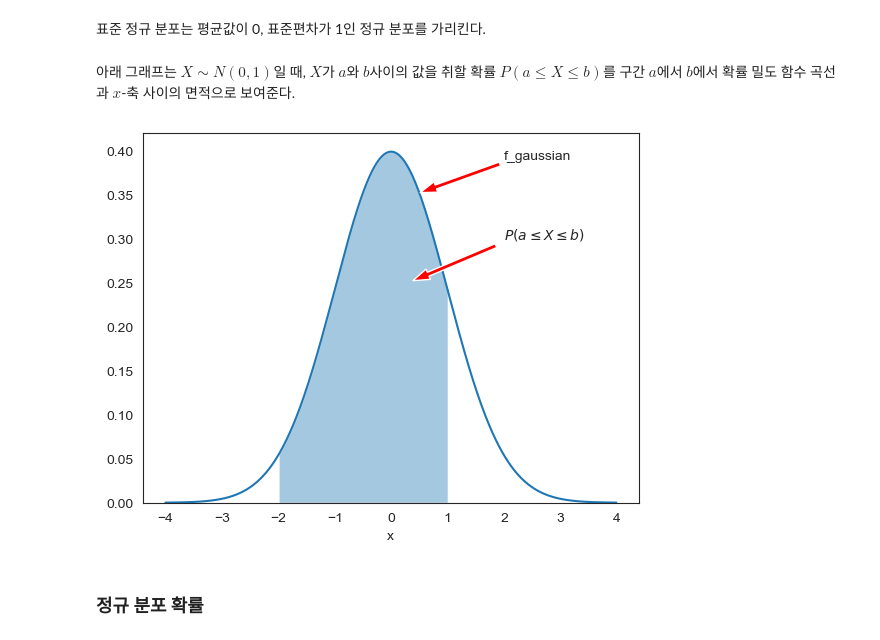
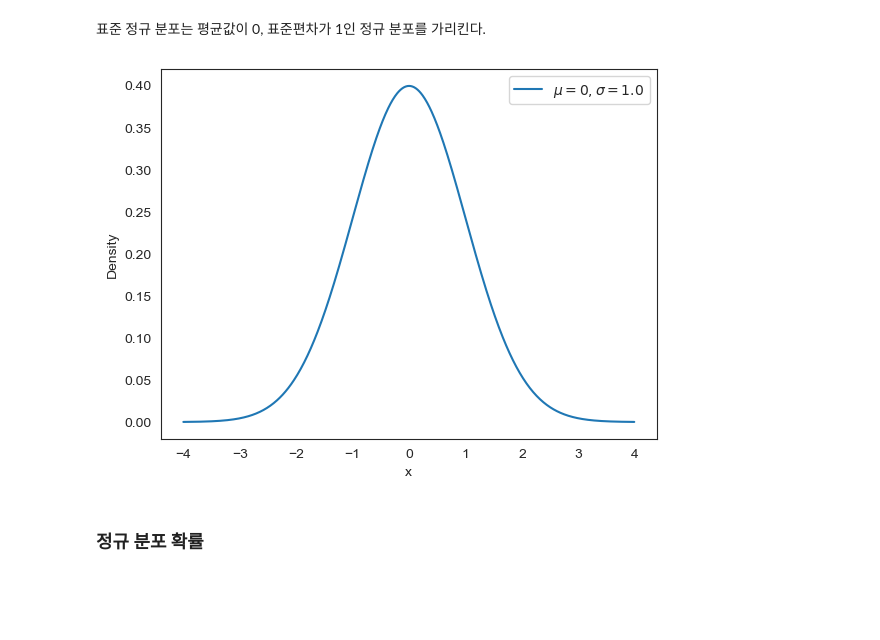
Before and after one commit to codingalzi/DataSci, a Jupyter notebook: jupyter-book/_build/jupyter_execute/normal_distribution.ipynb, the cells around one changed output. Saved outputs shown, nothing was run; the diff lists cells and outputs as text; code cells hidden in the pictures; blank space fills up the shorter version.

```diff
--- a/jupyter-book/_build/jupyter_execute/normal_distribution.ipynb
+++ b/jupyter-book/_build/jupyter_execute/normal_distribution.ipynb
@@ -123,33 +132,22 @@ f_gaussian = norm.pdf
 ### 표준 정규 분포
 # %% [markdown]
 표준 정규 분포는 평균값이 0, 표준편차가 1인 정규 분포를 가리킨다.
-# %% [markdown]
-아래 그래프는
-$X \sim N(0, 1)$일 때, $X$가 $a$와 $b$사이의 값을 취할 확률 $P(a \le X \le b)$를
-구간 $a$에서 $b$에서 확률 밀도 함수 곡선과 $x$-축 사이의 면적으로 보여준다.
-# %%
-x = np.arange(-4, 4, 0.01)
-
-fig = plt.figure()
-ax = fig.add_subplot(1, 1, 1)
-
-# norm.pdf()
-ax.plot(x, f_gaussian(x, 0, 1))
-# -2에서 1 사이의 면적 표시
-ax.fill_between(x, f_gaussian(x), where=(-2.0<=x) & (x<=1.0), alpha=0.4)
-
-# 함수명 주석 달기
-ax.annotate(r'f_gaussian', xy=(0.5, f_gaussian(0.5)), xytext=(2, 0.39),
-            arrowprops=dict(facecolor='red', shrink=0.01, width=3, headwidth=8))
-
-ax.annotate(r'$P(a \leq X \leq b)$', xy=(0.3 ,0.25), xytext=(2, 0.3),
-            arrowprops=dict(facecolor='red', shrink=0.05, width=3, headwidth=8))
-
-ax.set_xlabel('x')
-ax.set_ylim(0, 0.42)
-
-plt.show()
-# %% [output]
-[figure, removed]
+# %%
+fig = plt.figure()
+ax = fig.add_subplot(1, 1, 1)
+
+x = np.arange(-4, 4, 0.01)
+
+ax.plot(x, f_gaussian(x, loc=0, scale=1.0), label=r'$\mu = 0, \sigma = 1.0$')
+
+ax.set_xlabel('x')
+
+plt.xlabel('x')
+plt.ylabel(r'Density')
+plt.legend()
+
+plt.show()
+# %% [output]
+[figure, added]
 # %% [markdown]
 ### 정규 분포 확률
```
Also changed, not shown: parts of 21 cells of this notebook, 12 other files.
